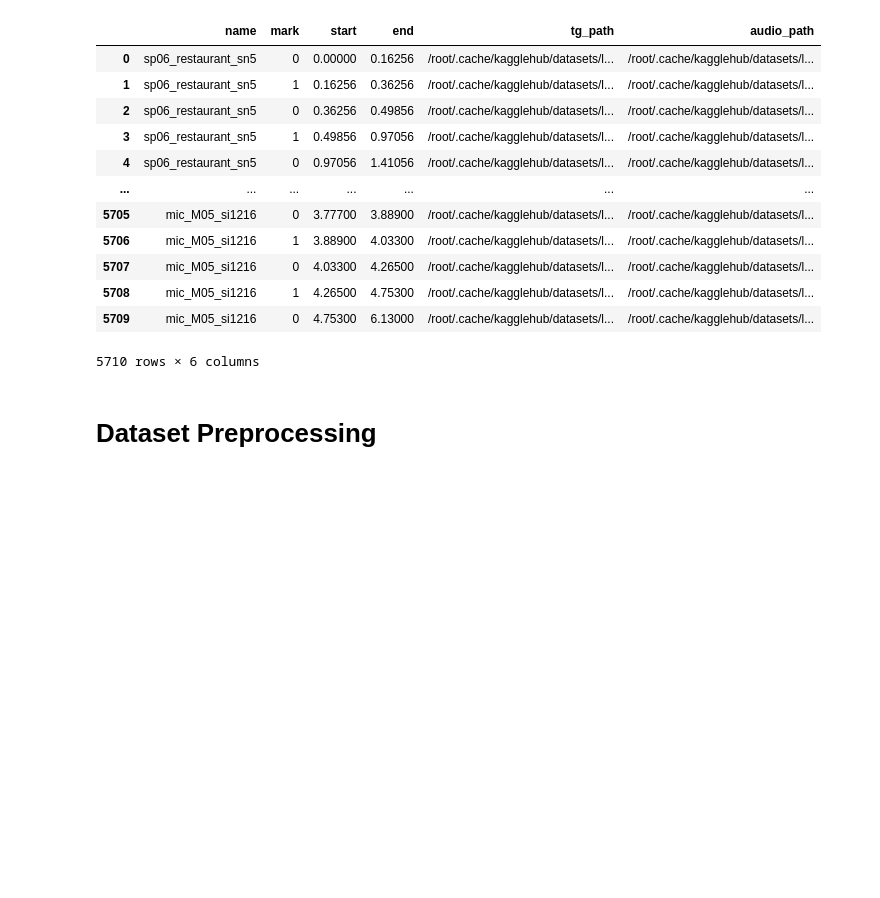
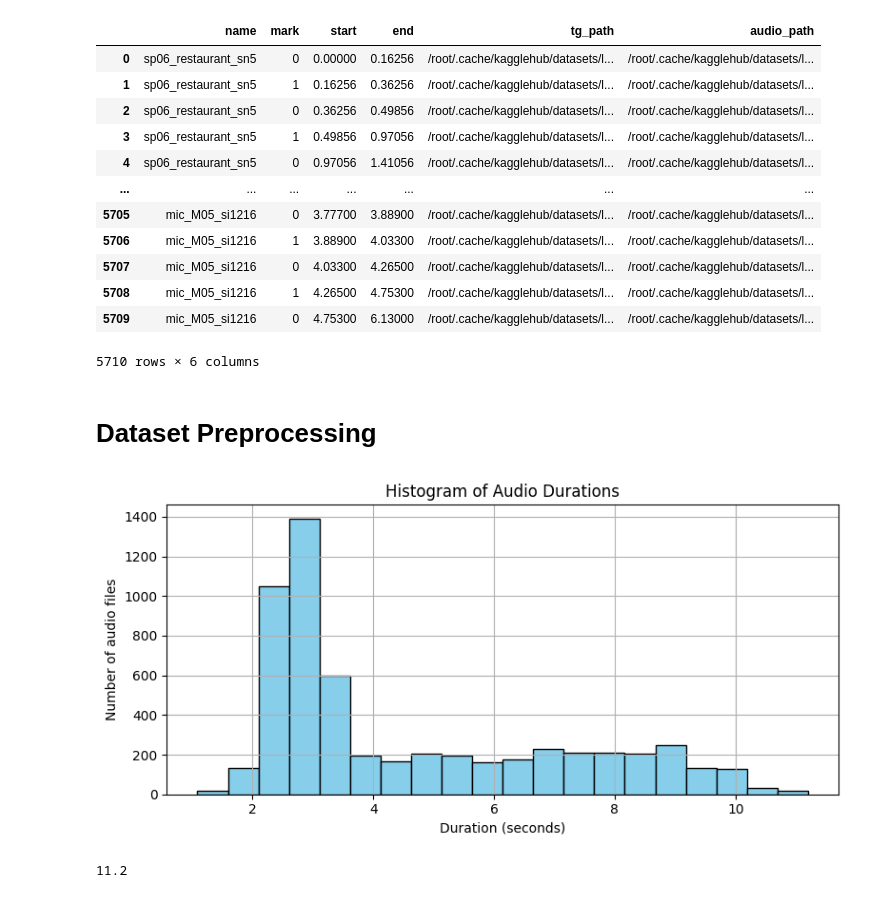
Before and after one commit to 10udCryp7/VAD-flow, a Jupyter notebook: notebooks/VAD_flow.ipynb, the cells around one changed output. Saved outputs shown, nothing was run; the diff lists cells and outputs as text; code cells hidden in the pictures; blank space fills up the shorter version.

```diff
--- a/notebooks/VAD_flow.ipynb
+++ b/notebooks/VAD_flow.ipynb
@@ -105,0 +113,43 @@ df
+# %%
+# audio framing
+
+import librosa
+import librosa.util
+
+audio_sample_dir = df['audio_path'][0]
+audio, sr = librosa.load(audio_sample_dir, sr=16000)
+
+frame_dur = 0.025
+frame_length = int(frame_dur * sr)
+
+hop_dur = 0.01
+hop_length = int(hop_dur * sr)
+frames = librosa.util.frame(audio, frame_length=frame_length, hop_length=hop_length)
+frames = frames.T
+# %%
+# duration
+
+import librosa
+import matplotlib.pyplot as plt
+duration_list = []
+for audio_path in df['audio_path']:
+    audio, sr = librosa.load(audio_path, sr=16000)
+    duration = librosa.get_duration(y=audio, sr=sr)
+    duration_list.append(duration)
+
+# histogram
+
+plt.figure(figsize=(8, 4))
+plt.hist(duration_list, bins=20, color='skyblue', edgecolor='black')
+plt.title("Histogram of Audio Durations")
+plt.xlabel("Duration (seconds)")
+plt.ylabel("Number of audio files")
+plt.grid(True)
+plt.tight_layout()
+plt.show()
+# %% [output]
+[figure, added]
+# %%
+print(max(duration_list))
+# %% [output]
+11.2
```
Also changed, not shown: parts of 9 cells of this notebook.
